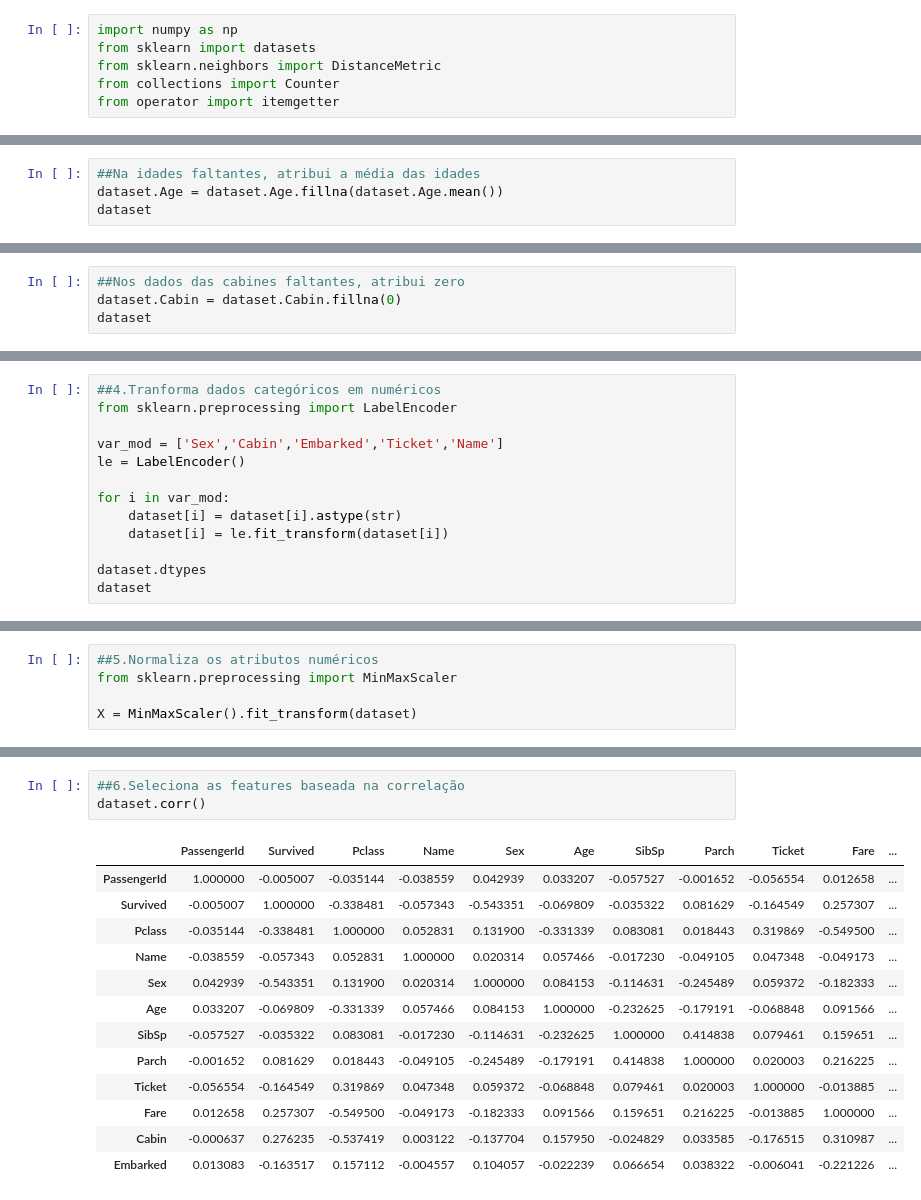
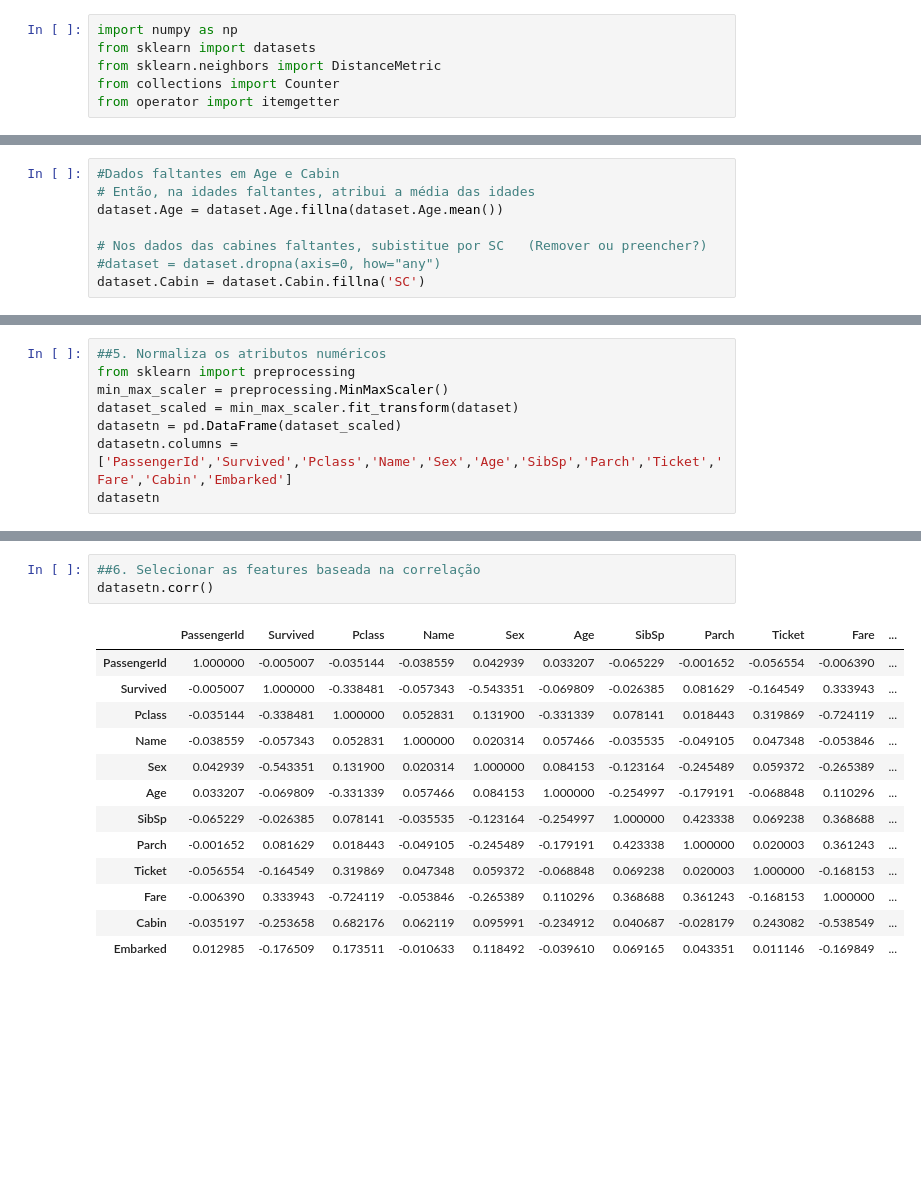
Before and after one commit to InsightLab/data-science-cookbook, a Jupyter notebook: 2017/04-knn-exercicio/knn_sayonara.ipynb, the cells around one changed output, grey strips where cells are left out. Saved outputs shown, nothing was run; the diff lists cells and outputs as text; blank space fills up the shorter version.

```diff
--- a/2017/04-knn-exercicio/knn_sayonara.ipynb
+++ b/2017/04-knn-exercicio/knn_sayonara.ipynb
@@ -71,6 +82,10 @@ dataset ##atributos com valores vazios: Age, Cabin
 | 890 | 891 | 0 | 3 | Dooley, Mr. Patrick | male | 32.0 | 0 | 0 | 370376 | 7.7500 | ... |
 891 rows × 12 columns
 # %%
-##Na idades faltantes, atribui a média das idades
+#Dados faltantes em Age e Cabin
+# Então, na idades faltantes, atribui a média das idades
 dataset.Age = dataset.Age.fillna(dataset.Age.mean())
-dataset
+
+# Nos dados das cabines faltantes, subistitue por SC   (Remover ou preencher?)
+#dataset = dataset.dropna(axis=0, how="any")
+dataset.Cabin = dataset.Cabin.fillna('SC')
@@ -96,4 +91,0 @@ dataset
-# %%
-##Nos dados das cabines faltantes, atribui zero
-dataset.Cabin = dataset.Cabin.fillna(0)
-dataset
@@ -119,13 +91,0 @@ dataset
-# %%
-##4.Tranforma dados categóricos em numéricos
-from sklearn.preprocessing import LabelEncoder
-
-var_mod = ['Sex','Cabin','Embarked','Ticket','Name']
-le = LabelEncoder()
-
-for i in var_mod:
-    dataset[i] = dataset[i].astype(str)
-    dataset[i] = le.fit_transform(dataset[i])
-
-dataset.dtypes
-dataset
@@ -151,5 +119,8 @@ dataset
 # %%
-##5.Normaliza os atributos numéricos
-from sklearn.preprocessing import MinMaxScaler
-
-X = MinMaxScaler().fit_transform(dataset)
+##5. Normaliza os atributos numéricos
+from sklearn import preprocessing
+min_max_scaler = preprocessing.MinMaxScaler()
+dataset_scaled = min_max_scaler.fit_transform(dataset)
+datasetn = pd.DataFrame(dataset_scaled)
+datasetn.columns = ['PassengerId','Survived','Pclass','Name','Sex','Age','SibSp','Parch','Ticket','Fare','Cabin','Embarked']
+datasetn
@@ -156,17 +146,17 @@ X = MinMaxScaler().fit_transform(dataset)
 # %%
-##6.Seleciona as features baseada na correlação
-dataset.corr()
+##6. Selecionar as features baseada na correlação
+datasetn.corr()
 # %% [output]
 |  | PassengerId | Survived | Pclass | Name | Sex | Age | SibSp | Parch | Ticket | Fare | ... |
-| PassengerId | 1.000000 | -0.005007 | -0.035144 | -0.038559 | 0.042939 | 0.033207 | -0.057527 | -0.001652 | -0.056554 | 0.012658 | ... |
-| Survived | -0.005007 | 1.000000 | -0.338481 | -0.057343 | -0.543351 | -0.069809 | -0.035322 | 0.081629 | -0.164549 | 0.257307 | ... |
-| Pclass | -0.035144 | -0.338481 | 1.000000 | 0.052831 | 0.131900 | -0.331339 | 0.083081 | 0.018443 | 0.319869 | -0.549500 | ... |
-| Name | -0.038559 | -0.057343 | 0.052831 | 1.000000 | 0.020314 | 0.057466 | -0.017230 | -0.049105 | 0.047348 | -0.049173 | ... |
-| Sex | 0.042939 | -0.543351 | 0.131900 | 0.020314 | 1.000000 | 0.084153 | -0.114631 | -0.245489 | 0.059372 | -0.182333 | ... |
-| Age | 0.033207 | -0.069809 | -0.331339 | 0.057466 | 0.084153 | 1.000000 | -0.232625 | -0.179191 | -0.068848 | 0.091566 | ... |
-| SibSp | -0.057527 | -0.035322 | 0.083081 | -0.017230 | -0.114631 | -0.232625 | 1.000000 | 0.414838 | 0.079461 | 0.159651 | ... |
-| Parch | -0.001652 | 0.081629 | 0.018443 | -0.049105 | -0.245489 | -0.179191 | 0.414838 | 1.000000 | 0.020003 | 0.216225 | ... |
-| Ticket | -0.056554 | -0.164549 | 0.319869 | 0.047348 | 0.059372 | -0.068848 | 0.079461 | 0.020003 | 1.000000 | -0.013885 | ... |
-| Fare | 0.012658 | 0.257307 | -0.549500 | -0.049173 | -0.182333 | 0.091566 | 0.159651 | 0.216225 | -0.013885 | 1.000000 | ... |
-| Cabin | -0.000637 | 0.276235 | -0.537419 | 0.003122 | -0.137704 | 0.157950 | -0.024829 | 0.033585 | -0.176515 | 0.310987 | ... |
-| Embarked | 0.013083 | -0.163517 | 0.157112 | -0.004557 | 0.104057 | -0.022239 | 0.066654 | 0.038322 | -0.006041 | -0.221226 | ... |
+| PassengerId | 1.000000 | -0.005007 | -0.035144 | -0.038559 | 0.042939 | 0.033207 | -0.065229 | -0.001652 | -0.056554 | -0.006390 | ... |
+| Survived | -0.005007 | 1.000000 | -0.338481 | -0.057343 | -0.543351 | -0.069809 | -0.026385 | 0.081629 | -0.164549 | 0.333943 | ... |
+| Pclass | -0.035144 | -0.338481 | 1.000000 | 0.052831 | 0.131900 | -0.331339 | 0.078141 | 0.018443 | 0.319869 | -0.724119 | ... |
+| Name | -0.038559 | -0.057343 | 0.052831 | 1.000000 | 0.020314 | 0.057466 | -0.035535 | -0.049105 | 0.047348 | -0.053846 | ... |
+| Sex | 0.042939 | -0.543351 | 0.131900 | 0.020314 | 1.000000 | 0.084153 | -0.123164 | -0.245489 | 0.059372 | -0.265389 | ... |
+| Age | 0.033207 | -0.069809 | -0.331339 | 0.057466 | 0.084153 | 1.000000 | -0.254997 | -0.179191 | -0.068848 | 0.110296 | ... |
+| SibSp | -0.065229 | -0.026385 | 0.078141 | -0.035535 | -0.123164 | -0.254997 | 1.000000 | 0.423338 | 0.069238 | 0.368688 | ... |
+| Parch | -0.001652 | 0.081629 | 0.018443 | -0.049105 | -0.245489 | -0.179191 | 0.423338 | 1.000000 | 0.020003 | 0.361243 | ... |
+| Ticket | -0.056554 | -0.164549 | 0.319869 | 0.047348 | 0.059372 | -0.068848 | 0.069238 | 0.020003 | 1.000000 | -0.168153 | ... |
+| Fare | -0.006390 | 0.333943 | -0.724119 | -0.053846 | -0.265389 | 0.110296 | 0.368688 | 0.361243 | -0.168153 | 1.000000 | ... |
+| Cabin | -0.035197 | -0.253658 | 0.682176 | 0.062119 | 0.095991 | -0.234912 | 0.040687 | -0.028179 | 0.243082 | -0.538549 | ... |
+| Embarked | 0.012985 | -0.176509 | 0.173511 | -0.010633 | 0.118492 | -0.039610 | 0.069165 | 0.043351 | 0.011146 | -0.169849 | ... |
```
Also changed, not shown: parts of 22 cells of this notebook.
